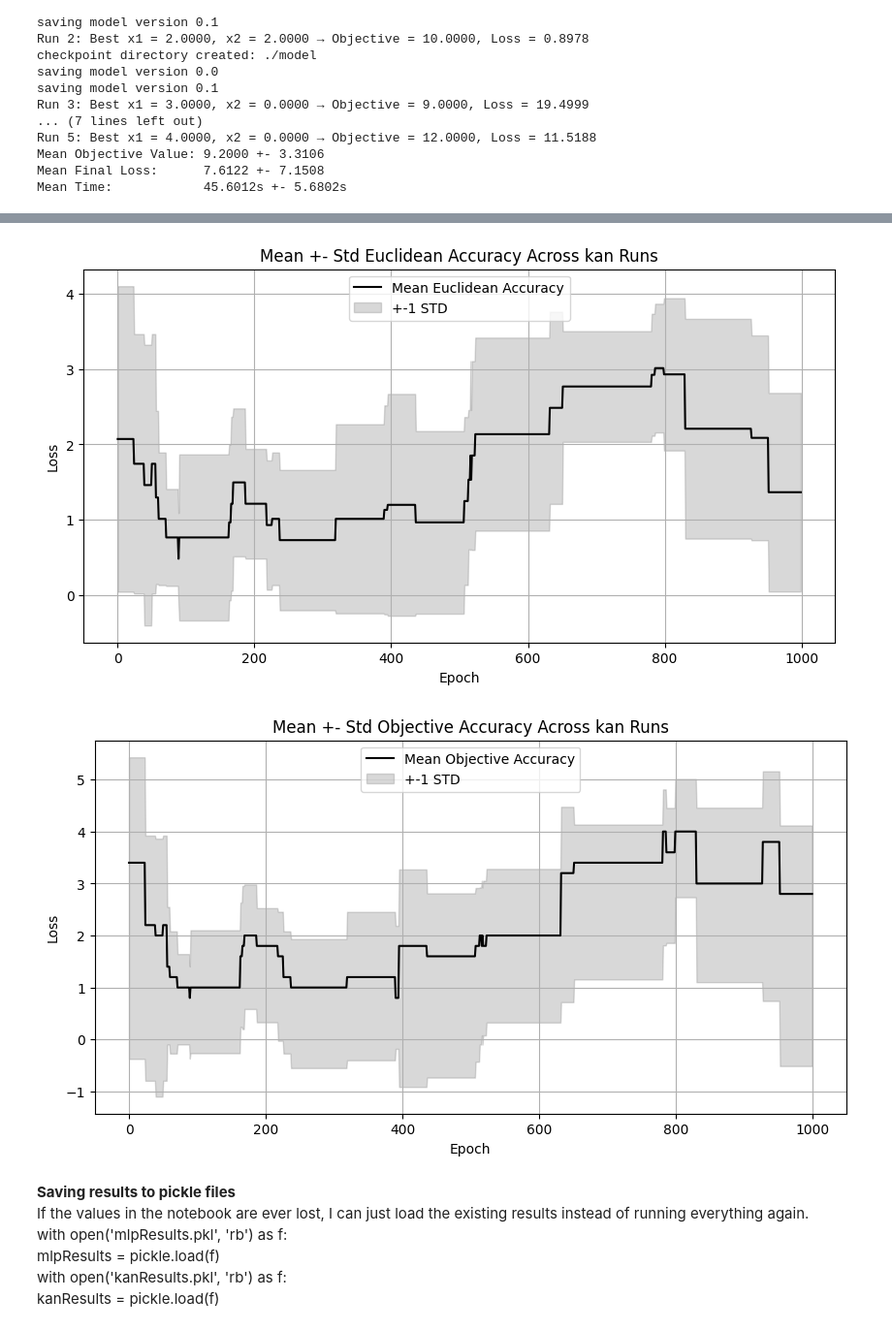
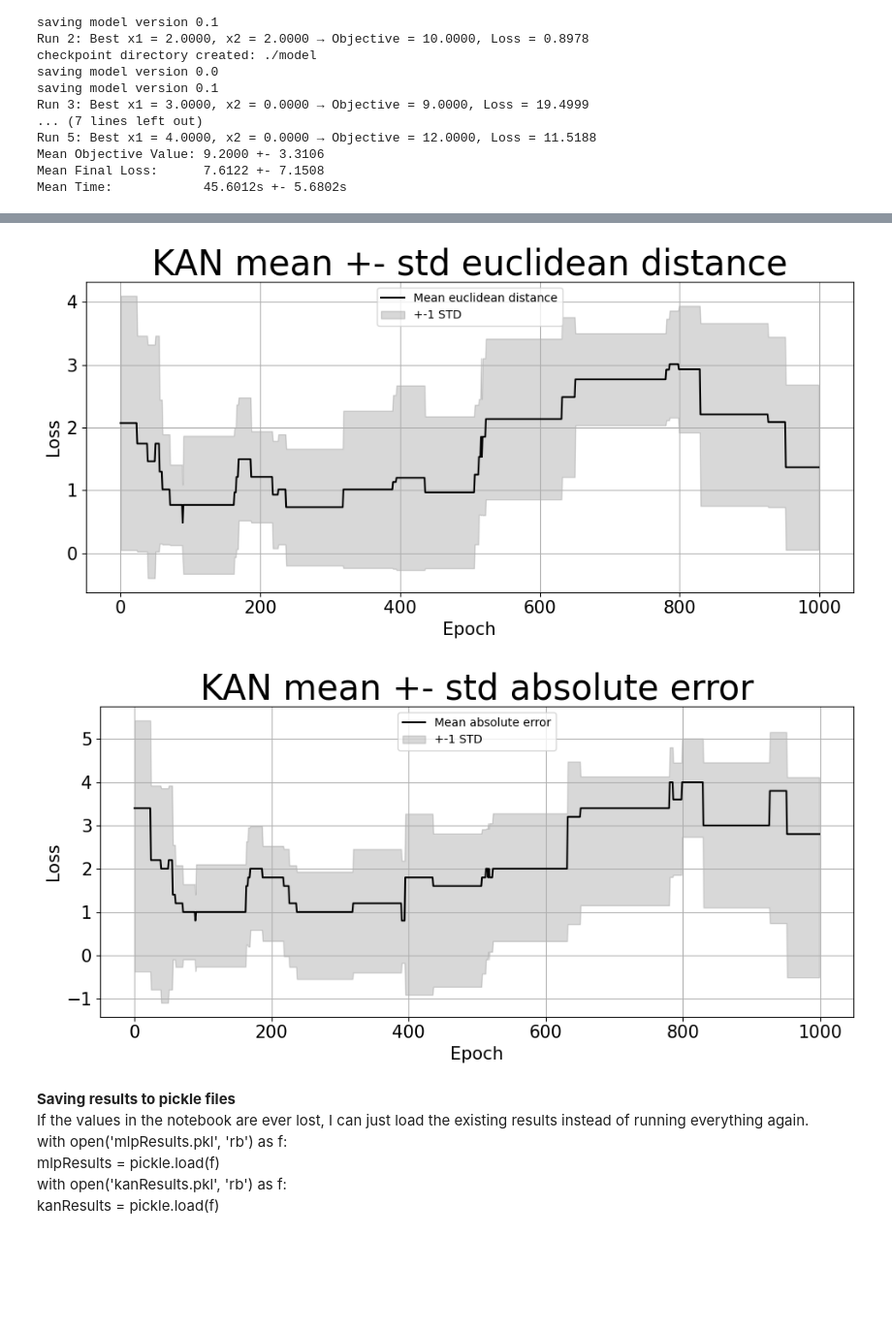
Before and after one commit to arjy143/Neural-Networks-for-Optimisation, a Jupyter notebook: Integer Optimisation/Problem 1/IP-problem-1.ipynb, the cells around one changed output, grey strips where cells are left out. Shown at 97% size. Saved outputs shown, nothing was run; the diff lists cells and outputs as text; code cells hidden in the pictures; blank space fills up the shorter version.

```diff
--- a/Integer Optimisation/Problem 1/IP-problem-1.ipynb
+++ b/Integer Optimisation/Problem 1/IP-problem-1.ipynb
@@ -472,38 +497,44 @@ plt.show()
 # %%
-#kan mean and std of euclidean accuracy
 kanEuclideanAccuracyArray = np.array(kanAllEuclideanAccuracies)
 kanMeanEuclideanAccuracy = np.mean(kanEuclideanAccuracyArray, axis=0)
 kanStdEuclideanAccuracy = np.std(kanEuclideanAccuracyArray, axis=0)
 
+#mean and std of euclidean distance
 plt.figure(figsize=(10, 5))
-plt.plot(kanMeanEuclideanAccuracy, label="Mean Euclidean Accuracy", color='black')
-plt.fill_between(range(kanEpochs), kanMeanEuclideanAccuracy - kanStdEuclideanAccuracy, kanMeanEuclideanAccuracy + kanStdEuclideanAccuracy,
+plt.plot(kanMeanEuclideanAccuracy[:1000], label="Mean euclidean distance", color='black')
+plt.fill_between(range(1000), kanMeanEuclideanAccuracy[:1000] - kanStdEuclideanAccuracy[:1000], kanMeanEuclideanAccuracy[:1000] + kanStdEuclideanAccuracy[:1000],
                  color='gray', alpha=0.3, label="+-1 STD")
-plt.xlabel("Epoch")
-plt.ylabel("Loss")
-plt.title("Mean +- Std Euclidean Accuracy Across kan Runs")
+plt.xlabel("Epoch", fontsize=15)
+plt.xticks(fontsize=15)
+plt.ylabel("Loss", fontsize=15)
+plt.yticks(fontsize=15)
+plt.title("KAN mean +- std euclidean distance", fontsize=30)
 plt.grid(True)
 plt.legend()
+plt.tight_layout()
 plt.show()
 
-#kan mean and std of objective accuracy
 kanObjectiveAccuracyArray = np.array(kanAllObjectiveAccuracies)
 kanMeanObjectiveAccuracy = np.mean(kanObjectiveAccuracyArray, axis=0)
 kanStdObjectiveAccuracy = np.std(kanObjectiveAccuracyArray, axis=0)
 
+#mean and std of absolute error
 plt.figure(figsize=(10, 5))
-plt.plot(kanMeanObjectiveAccuracy, label="Mean Objective Accuracy", color='black')
-plt.fill_between(range(kanEpochs), kanMeanObjectiveAccuracy - kanStdObjectiveAccuracy, kanMeanObjectiveAccuracy + kanStdEuclideanAccuracy,
+plt.plot(kanMeanObjectiveAccuracy[:1000], label="Mean absolute error", color='black')
+plt.fill_between(range(1000), kanMeanObjectiveAccuracy[:1000] - kanStdObjectiveAccuracy[:1000], kanMeanObjectiveAccuracy[:1000] + kanStdEuclideanAccuracy[:1000],
                  color='gray', alpha=0.3, label="+-1 STD")
-plt.xlabel("Epoch")
-plt.ylabel("Loss")
-plt.title("Mean +- Std Objective Accuracy Across kan Runs")
+plt.xlabel("Epoch", fontsize=15)
+plt.xticks(fontsize=15)
+plt.ylabel("Loss", fontsize=15)
+plt.yticks(fontsize=15)
+plt.title("KAN mean +- std absolute error", fontsize=30)
 plt.grid(True)
 plt.legend()
+plt.tight_layout()
 plt.show()
 # %% [output]
-[figure, old version]
+[figure, new version]
-[figure, old version]
+[figure, new version]
 # %% [markdown]
 <b>Saving results to pickle files</b>
 If the values in the notebook are ever lost, I can just load the existing results instead of running everything again.
```
Also changed, not shown: parts of 14 cells of this notebook, 1 other file.
